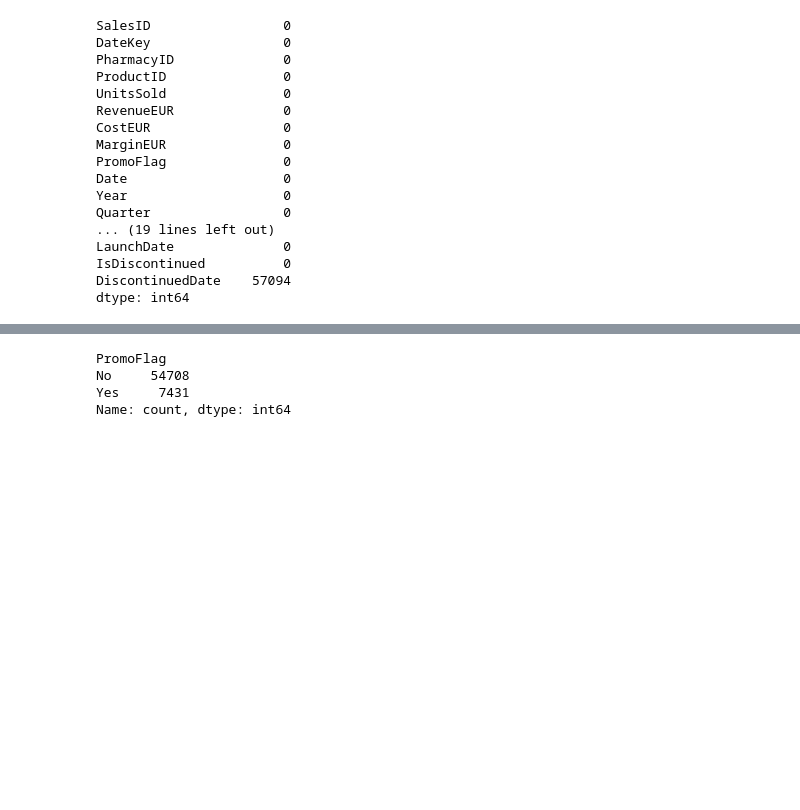
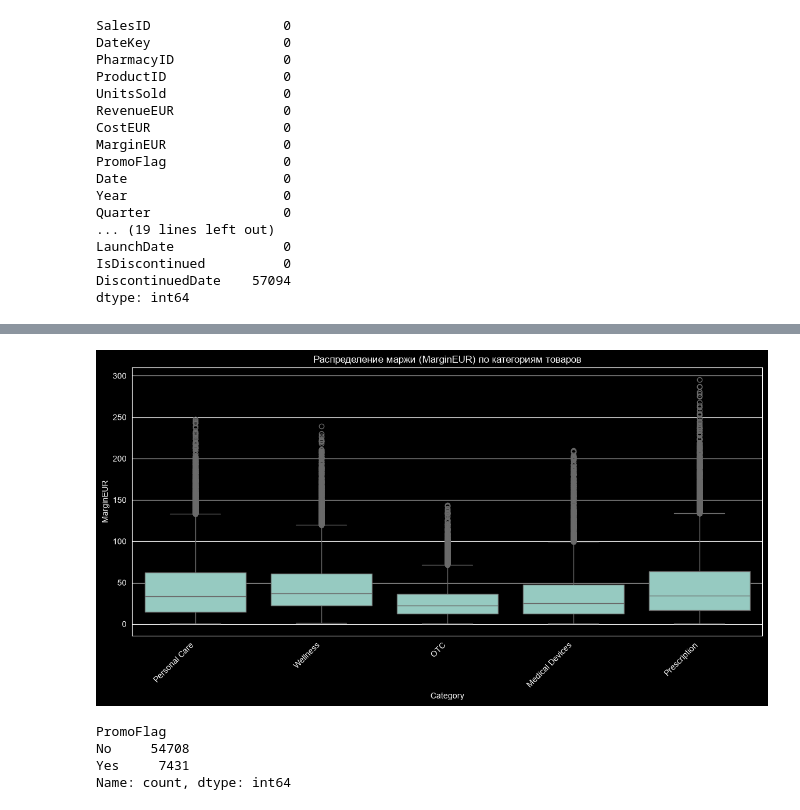
Before and after one commit to VyacheslavTurubanov/finalProject, a Jupyter notebook: final_assigment.ipynb, the cells around one changed output, grey strips where cells are left out. Cells and saved outputs as stored; diff of their text form; code cells hidden in the pictures; blank space fills up the shorter version.

```diff
--- a/final_assigment.ipynb
+++ b/final_assigment.ipynb
@@ -86,3 +208,17 @@ dtype: int64
+# %%
+# Увеличим размер графика, чтобы категории не слипались
+plt.figure(figsize=(14, 6))
+
+# Строим boxplot: ось X - категории, ось Y - маржа (или выручка)
+sns.boxplot(data=df_analysis, x='Category', y='MarginEUR')
+
+# Поворачиваем подписи оси X, чтобы названия категорий читались
+plt.xticks(rotation=45, ha='right')
+plt.title('Распределение маржи (MarginEUR) по категориям товаров')
+
+plt.show()
+# %% [output]
+[figure, added]
 # %%
 df_analysis.value_counts('PromoFlag')
 # %% [output]
```
Also changed, not shown: parts of 31 cells of this notebook.
